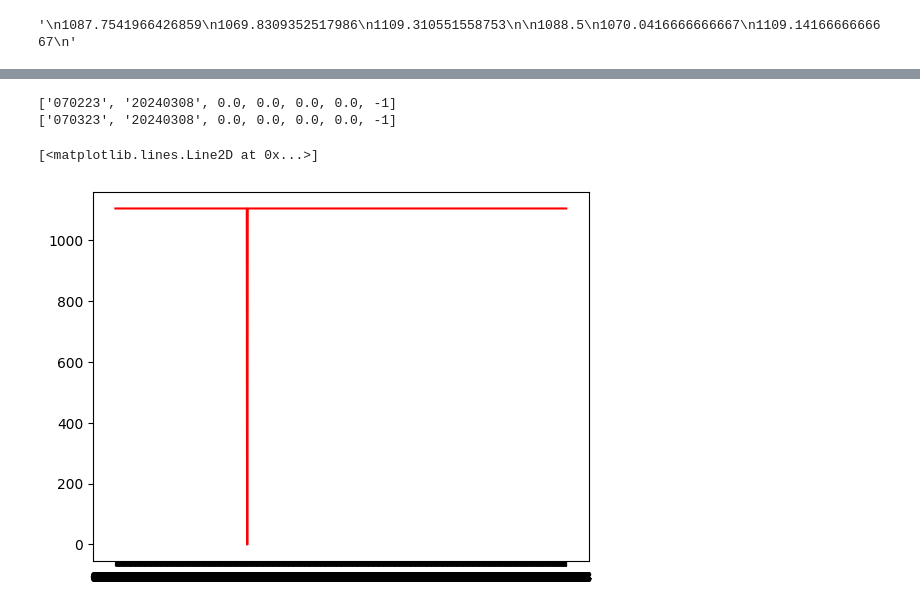
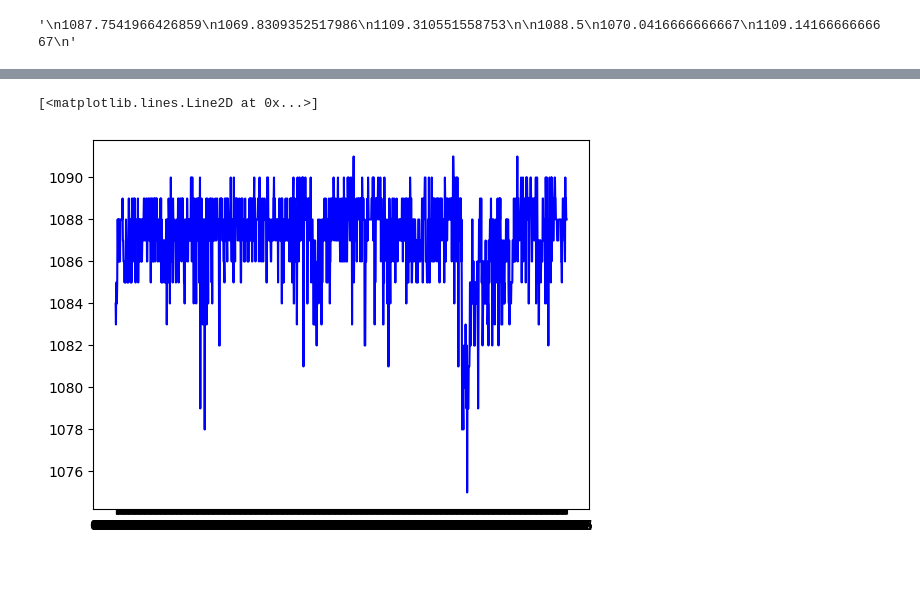
Before and after one commit to chron1kle/routes, a Jupyter notebook: visualization.ipynb, the cells around one changed output, grey strips where cells are left out. Drawn from its saved outputs; the diff is of its cells as text; code cells hidden in the pictures; blank space fills up the shorter version.

```diff
--- a/visualization.ipynb
+++ b/visualization.ipynb
@@ -155,22 +195,19 @@ Format: [Time, Date, SVM_mean, SVM_min, SVM_max, SVM_SD]
 # %%
 x = []
 mean = []
 min = []
 max = []
-for line in ldata1:
+for line in ldata2:
     if line[-1] == -1:
         continue
     x.append(line[0])
     min.append(line[3])
     max.append(line[4])
     mean.append(line[2])
+
+plt.plot(x, min, color='blue', label='Line 1')
+#plt.plot(x, max, color='green', label='Line 2')
+#plt.plot(x, mean, color='red', label='Line 3')
 # %% [output]
-['070223', '20240308', 0.0, 0.0, 0.0, 0.0, -1]
-['070323', '20240308', 0.0, 0.0, 0.0, 0.0, -1]
+[<matplotlib.lines.Line2D at 0x...>]
+[figure, added]
-# %%
-#plt.plot(x, min, color='blue', label='Line 1')
-#plt.plot(x, max, color='green', label='Line 2')
-plt.plot(x, mean, color='red', label='Line 3')
-# %% [output]
-[<matplotlib.lines.Line2D at 0x...>]
-[figure, removed]
```
Also changed, not shown: parts of 6 cells of this notebook, 5 other files.
